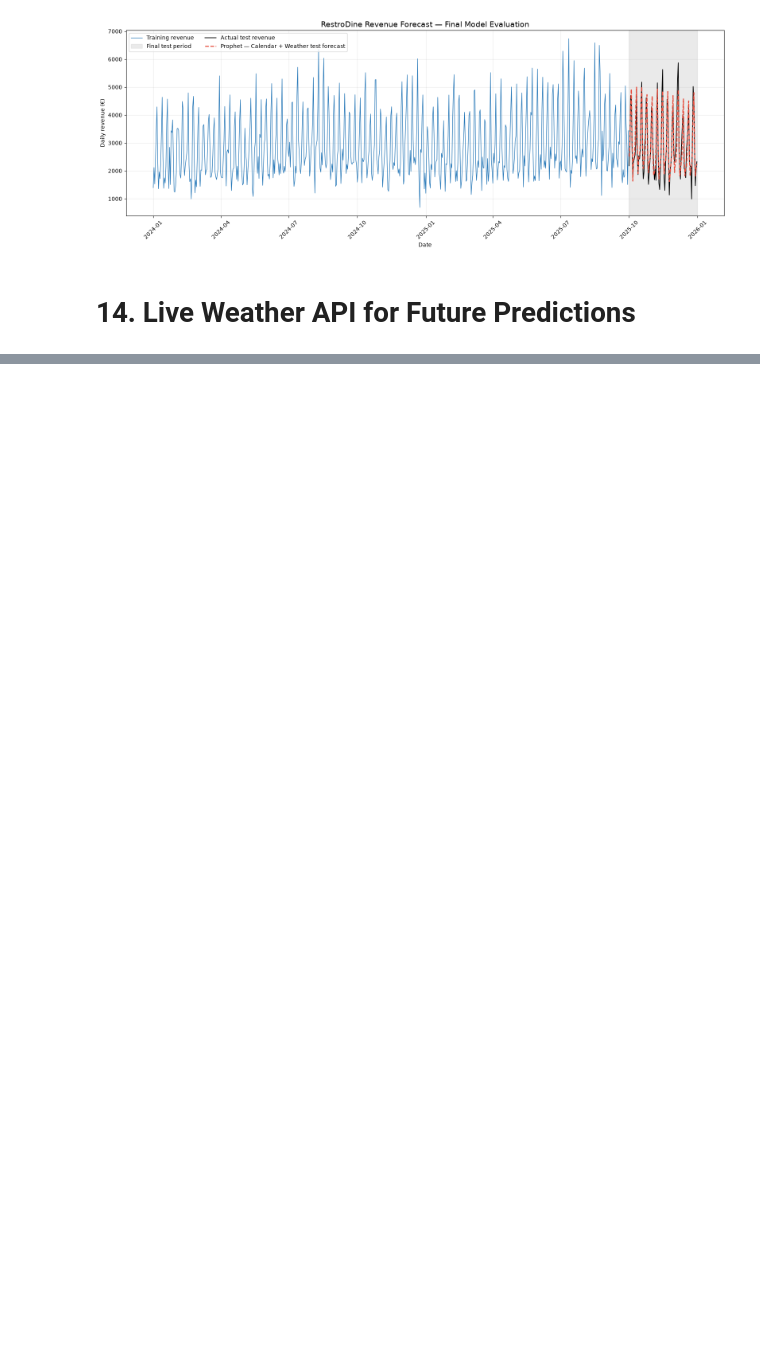
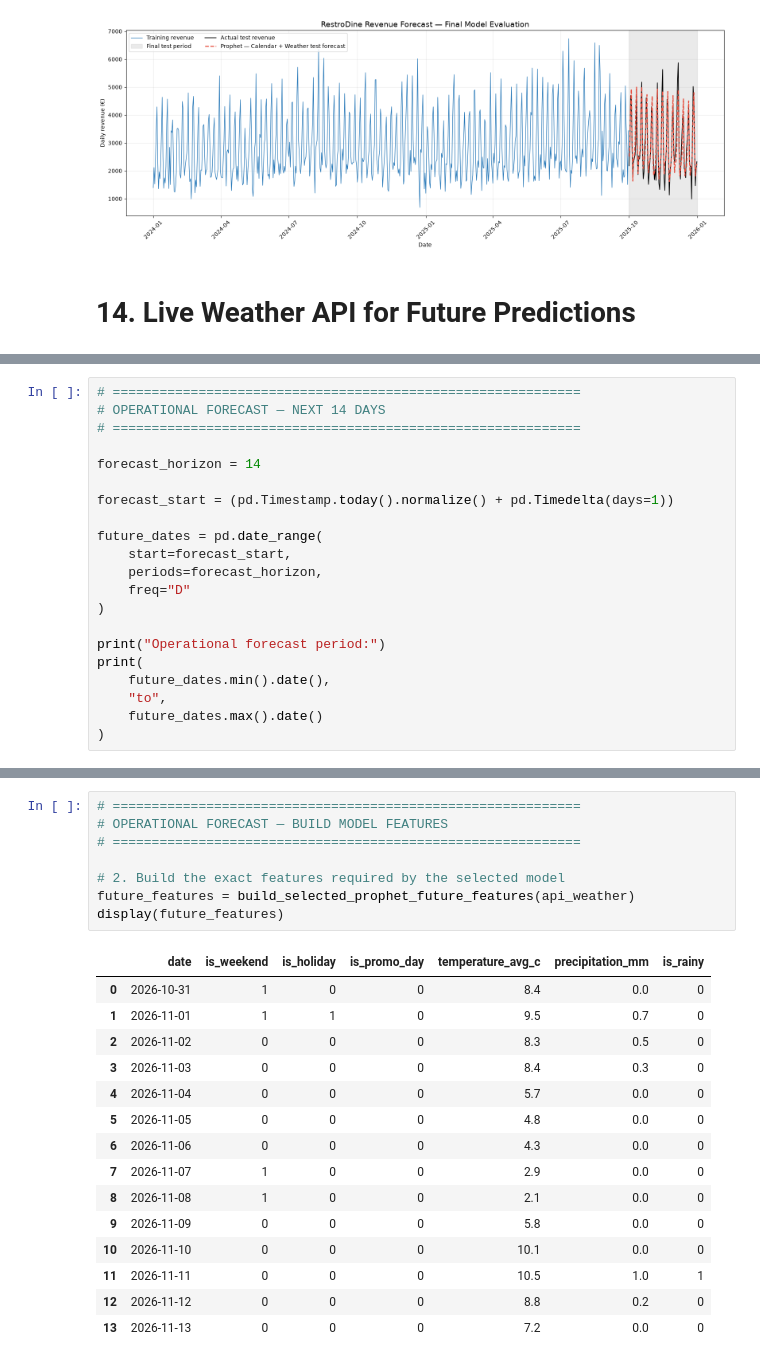
Before and after one commit to satish-shrestha-4u/restrodine-restaurant-intelligence, a Jupyter notebook: notebooks/03_revenue_forecasting.ipynb, the cells around one changed output, grey strips where cells are left out. Saved outputs shown, nothing was run; the diff lists cells and outputs as text; blank space fills up the shorter version.

```diff
--- a/notebooks/03_revenue_forecasting.ipynb
+++ b/notebooks/03_revenue_forecasting.ipynb
@@ -2154,0 +2139,21 @@ display(future_forecast)
+# %%
+# ============================================================
+# OPERATIONAL FORECAST — NEXT 14 DAYS
+# ============================================================
+
+forecast_horizon = 14
+
+forecast_start = (pd.Timestamp.today().normalize() + pd.Timedelta(days=1))
+
+future_dates = pd.date_range(
+    start=forecast_start,
+    periods=forecast_horizon,
+    freq="D"
+)
+
+print("Operational forecast period:")
+print(
+    future_dates.min().date(),
+    "to",
+    future_dates.max().date()
+)
@@ -2154,0 +2232,24 @@ display(future_forecast)
+# %%
+# ============================================================
+# OPERATIONAL FORECAST — BUILD MODEL FEATURES
+# ============================================================
+
+# 2. Build the exact features required by the selected model
+future_features = build_selected_prophet_future_features(api_weather)
+display(future_features)
+# %% [output]
+|  | date | is_weekend | is_holiday | is_promo_day | temperature_avg_c | precipitation_mm | is_rainy |
+| 0 | 2026-10-31 | 1 | 0 | 0 | 8.4 | 0.0 | 0 |
+| 1 | 2026-11-01 | 1 | 1 | 0 | 9.5 | 0.7 | 0 |
+| 2 | 2026-11-02 | 0 | 0 | 0 | 8.3 | 0.5 | 0 |
+| 3 | 2026-11-03 | 0 | 0 | 0 | 8.4 | 0.3 | 0 |
+| 4 | 2026-11-04 | 0 | 0 | 0 | 5.7 | 0.0 | 0 |
+| 5 | 2026-11-05 | 0 | 0 | 0 | 4.8 | 0.0 | 0 |
+| 6 | 2026-11-06 | 0 | 0 | 0 | 4.3 | 0.0 | 0 |
+| 7 | 2026-11-07 | 1 | 0 | 0 | 2.9 | 0.0 | 0 |
+| 8 | 2026-11-08 | 1 | 0 | 0 | 2.1 | 0.0 | 0 |
+| 9 | 2026-11-09 | 0 | 0 | 0 | 5.8 | 0.0 | 0 |
+| 10 | 2026-11-10 | 0 | 0 | 0 | 10.1 | 0.0 | 0 |
+| 11 | 2026-11-11 | 0 | 0 | 0 | 10.5 | 1.0 | 1 |
+| 12 | 2026-11-12 | 0 | 0 | 0 | 8.8 | 0.2 | 0 |
+| 13 | 2026-11-13 | 0 | 0 | 0 | 7.2 | 0.0 | 0 |
```
Also changed, not shown: parts of 29 cells of this notebook, 3 other files.
